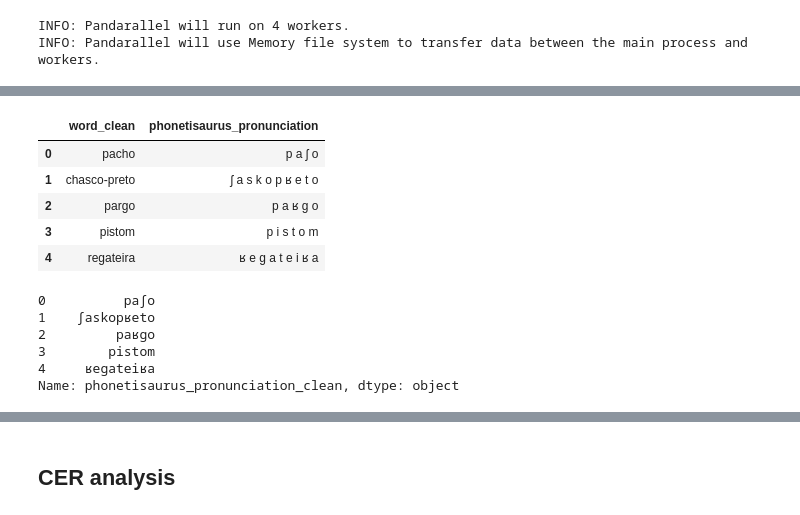
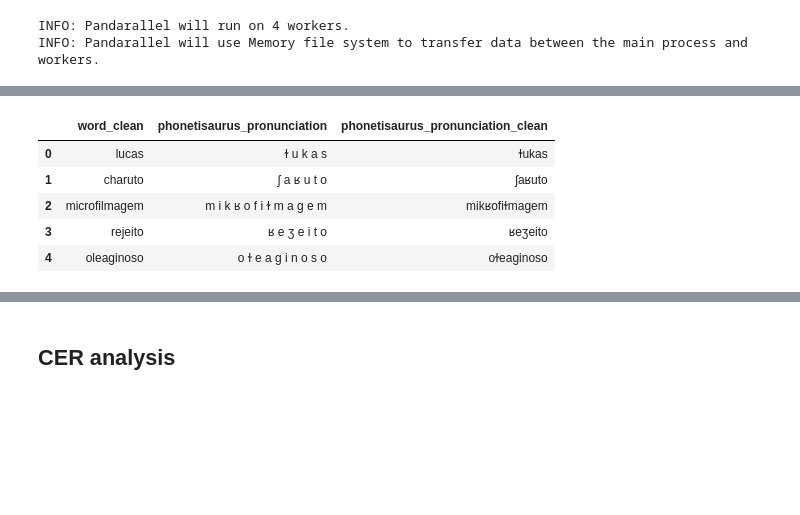
Before and after one commit to caiocrocha/Brazilian_Portuguese_Quick_APT, a Jupyter notebook: g2p-benchmark.ipynb, the cells around one changed output, grey strips where cells are left out. Saved outputs shown, nothing was run; the diff lists cells and outputs as text; code cells hidden in the pictures; blank space fills up the shorter version.

```diff
--- a/g2p-benchmark.ipynb
+++ b/g2p-benchmark.ipynb
@@ -233,23 +228,15 @@ Name: falabrasil_pronunciation_clean, dtype: object
 # %%
-df_phonetisaurus = pd.read_csv('pronunciations/pronunciation_sp_val_phonetisaurus.csv', header=None)
+df_phonetisaurus = pd.read_csv('data/pronunciation_sp_val_phonetisaurus.csv', header=None)
 df_phonetisaurus.columns = ['word_clean', 'phonetisaurus_pronunciation']
+df_phonetisaurus['phonetisaurus_pronunciation_clean'] = df_phonetisaurus[ \
+'phonetisaurus_pronunciation'].apply(lambda v: v.replace('ˈ', '')).apply(remove_whitespaces)
+
 df_phonetisaurus.head()
 # %% [output]
-|  | word_clean | phonetisaurus_pronunciation |
-| 0 | pacho | p a ʃ o |
-| 1 | chasco-preto | ʃ a s k o p ʁ e t o |
-| 2 | pargo | p a ʁ g o |
-| 3 | pistom | p i s t o m |
-| 4 | regateira | ʁ e g a t e i ʁ a |
+|  | word_clean | phonetisaurus_pronunciation | phonetisaurus_pronunciation_clean |
+| 0 | lucas | ɫ u k a s | ɫukas |
+| 1 | charuto | ʃ a ʁ u t o | ʃaʁuto |
+| 2 | microfilmagem | m i k ʁ o f i ɫ m a g e m | mikʁofiɫmaɡem |
+| 3 | rejeito | ʁ e ʒ e i t o | ʁeʒeito |
+| 4 | oleaginoso | o ɫ e a g i n o s o | oɫeaɡinoso |
-# %%
-df_phonetisaurus['phonetisaurus_pronunciation_clean'] = df_phonetisaurus['phonetisaurus_pronunciation'].\
-apply(lambda v: v.replace('ˈ', '')).apply(remove_whitespaces)
-df_phonetisaurus['phonetisaurus_pronunciation_clean'].head()
-# %% [output]
-0          paʃo
-1    ʃaskopʁeto
-2         paʁɡo
-3        pistom
-4     ʁeɡateiʁa
-Name: phonetisaurus_pronunciation_clean, dtype: object
 # %%
```
Also changed, not shown: parts of 39 cells of this notebook, 1 other file.
